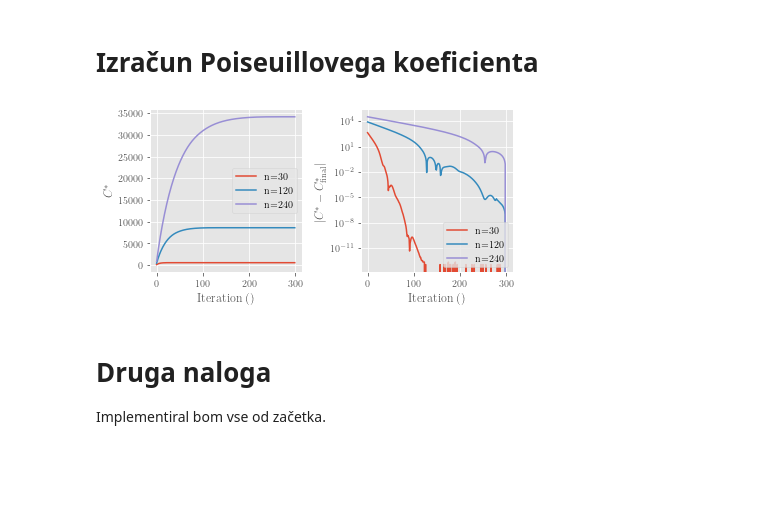
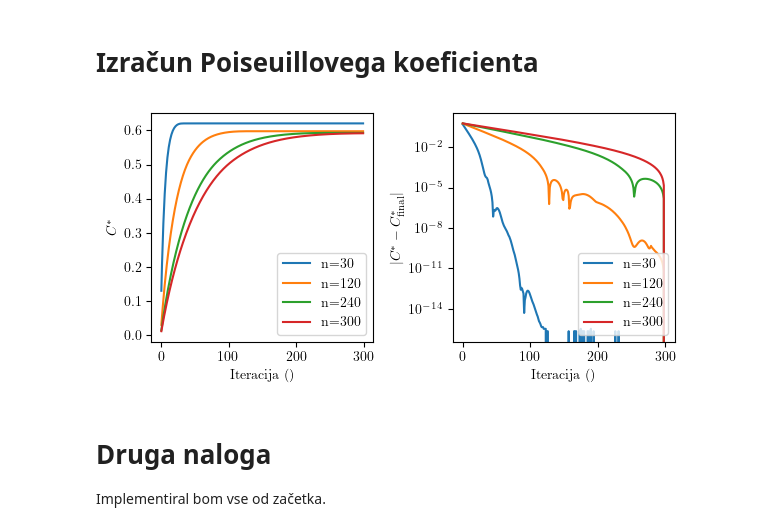
Before and after one commit to 5roop/modelska, a Jupyter notebook: 205/old/Untitled.ipynb, the cells around one changed output. Drawn from its saved outputs; the diff is of its cells as text; code cells hidden in the pictures; blank space fills up the shorter version.

```diff
--- a/205/old/Untitled.ipynb
+++ b/205/old/Untitled.ipynb
@@ -220,11 +220,12 @@ def make_final_version(n):
         u_new = iterstep(u_new, Q, omega=1)
     return u_new
 # %%
-n = 30
-u_final = make_final_version(30)
+n = 102
+u_final = make_final_version(n)
 
 omegas = np.linspace(0.5, 2, 100)
 diff = np.empty_like(omegas)
+
 
 def evaluate(omega, n_iter=100):
     u0 = Q = u_new = get_hiska(n)
@@ -249,7 +244,7 @@ def evaluate(omega, n_iter=100, n=30, u_final=None):
         u_new = iterstep(u_new, Q, omega=omega)
     return rel_err(u_new, u_final)
 
-for n in [30, 60, 120, 240]:
+for n in [30, 60, 120, 240, 300]:
     u_final = make_final_version(n)
     for i, omega in enumerate(omegas):
         print(n, i, end="\r")
@@ -258,7 +253,7 @@ for n in [30, 60, 120, 240]:
 
 plt.legend()
 plt.semilogy()
-plt.ylabel("Absolute error after 100 iterations")
+plt.ylabel("Abs. napaka po 100 iteracijah")
 plt.xlabel("$\omega$")
 plt.savefig("1-omegas.pdf")
 plt.show()
@@ -269,13 +264,13 @@ plt.show()
 aa = np.linspace(0, 4, 20)
 diff = np.empty_like(aa)
 
-def evaluate(omega, n_iter=100, n=30, u_final=None):
+def evaluate(omega, n_iter=100, n=102, u_final=None):
     u0 = Q = u_new = get_hiska(n)
     for i in range(n_iter):
         u_new = iterstep(u_new, Q, omega=omega)
     return rel_err(u_new, u_final)
 
-for n in [30, 60, 120]:
+for n in [30, 60, 120, 240, 300]:
     u_final = make_final_version(n)
     for i, a in enumerate(aa):
         print(n, i, end="\r")
@@ -285,7 +280,7 @@ for n in [30, 60, 120]:
 
 plt.legend()
 plt.semilogy()
-plt.ylabel("Absolute error after 100 iterations")
+plt.ylabel("Abs. napaka po 100 iteracijah")
 plt.xlabel(r"$\alpha$")
 plt.savefig("1-alphas.pdf")
 plt.show()
@@ -301,7 +296,7 @@ def get_coef(u):
     n = u.shape[0]
     S = 5/9
     FI = u.sum(axis=1).sum(axis=0) / n**2
-    return  FI/(S**2) * 8 * np.pi
+    return  FI/(u.shape[0]**2 * S**2) * 8 * np.pi
 
 def evaluate(n_iter=300, n_dim=120):
     nn = np.array([i for i in range(n_iter)])
@@ -315,21 +310,21 @@ def evaluate(n_iter=300, n_dim=120):
     return nn, cc
 # %%
 fig, [ax1, ax2] = plt.subplots(ncols=2, figsize=(6,3))
-for n_dim in [30, 120, 240]:
+for n_dim in [30, 120, 240, 300,]:
     nn, cc = evaluate(n_dim=n_dim)
     ax1.plot(nn, cc, label=f"n={n_dim}")
     ax1.set_ylabel(r"$C^{*}$")
-    ax1.set_xlabel("Iteration ()")
+    ax1.set_xlabel("Iteracija ()")
     ax1.legend()
     ax2.plot(nn, np.abs(cc-cc[-1]), label=f"n={n_dim}")
     ax2.set_ylabel(r"$|C^{*} - C^{*}_{\mathrm{final}}|$")
     ax2.set_yscale("log")
-    ax2.set_xlabel("Iteration ()")
+    ax2.set_xlabel("Iteracija ()")
     ax2.legend()
 plt.tight_layout()
-#plt.savefig("1-C.pdf")
+plt.savefig("1-C__.pdf")
 # %% [output]
-[figure, old version]
+[figure, new version]
 # %% [markdown]
 # Druga naloga
 
```
Also changed, not shown: parts of 19 cells of this notebook, 55 other files.
